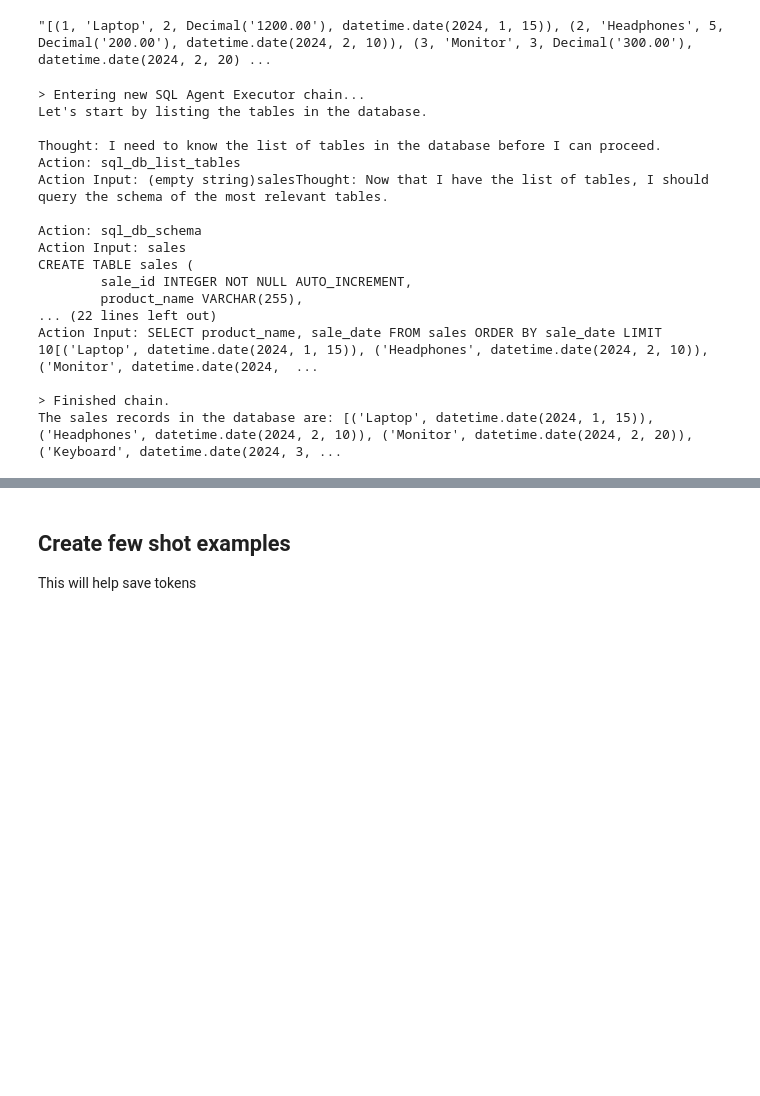
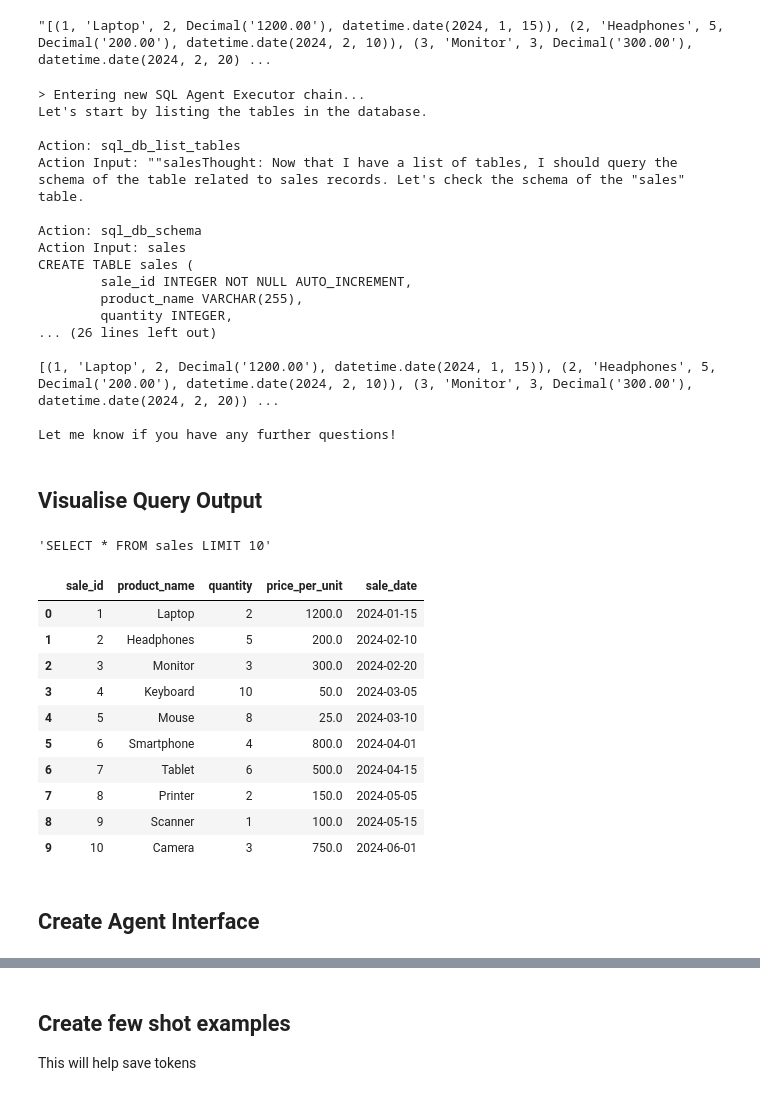
Before and after one commit to AhmedAlsib3/DS-projects, a Jupyter notebook: llm/llama-sqlagent.ipynb, the cells around one changed output, grey strips where cells are left out. Cells and saved outputs as stored; diff of their text form; code cells hidden in the pictures; blank space fills up the shorter version.

Commit message:
Chat interface with visuals

```diff
--- a/llm/llama-sqlagent.ipynb
+++ b/llm/llama-sqlagent.ipynb
@@ -68,7 +68,8 @@ agent_executor = create_sql_agent(
     llm=llm,
     db=db,
     agent_type=AgentType.ZERO_SHOT_REACT_DESCRIPTION,
-    verbose=True
+    verbose=True,
+    agent_executor_kwargs = {"return_intermediate_steps": True} # This will allow us to get access to the SQL query
 )
 
 # Run the agent with a query
@@ -81,17 +82,50 @@ print(response['output'])
 > Entering new SQL Agent Executor chain...
 Let's start by listing the tables in the database.
 
-Thought: I need to know the list of tables in the database before I can proceed.
 Action: sql_db_list_tables
-Action Input: (empty string)salesThought: Now that I have the list of tables, I should query the schema of the most relevant tables.
+Action Input: ""salesThought: Now that I have a list of tables, I should query the schema of the table related to sales records. Let's check the schema of the "sales" table.
 
 Action: sql_db_schema
 Action Input: sales
 CREATE TABLE sales (
         sale_id INTEGER NOT NULL AUTO_INCREMENT,
         product_name VARCHAR(255),
-... (22 lines left out)
-Action Input: SELECT product_name, sale_date FROM sales ORDER BY sale_date LIMIT 10[('Laptop', datetime.date(2024, 1, 15)), ('Headphones', datetime.date(2024, 2, 10)), ('Monitor', datetime.date(2024,  ...
+        quantity INTEGER,
+... (26 lines left out)
 
-> Finished chain.
-The sales records in the database are: [('Laptop', datetime.date(2024, 1, 15)), ('Headphones', datetime.date(2024, 2, 10)), ('Monitor', datetime.date(2024, 2, 20)), ('Keyboard', datetime.date(2024, 3, ...
+[(1, 'Laptop', 2, Decimal('1200.00'), datetime.date(2024, 1, 15)), (2, 'Headphones', 5, Decimal('200.00'), datetime.date(2024, 2, 10)), (3, 'Monitor', 3, Decimal('300.00'), datetime.date(2024, 2, 20)) ...
+
+Let me know if you have any further questions!
+# %% [markdown]
+## Visualise Query Output
+# %%
+# Filter the log based on tool name to get SQL query
+def get_query(response):
+    queries = []
+    for (log, output) in response["intermediate_steps"]:
+        if log.tool == 'sql_db_query':
+            queries.append(log.tool_input)
+
+    return queries[0] # return first one
+
+get_query(response)
+# %% [output]
+'SELECT * FROM sales LIMIT 10'
+# %%
+import pandas as pd
+
+df = pd.read_sql_query(queries[0], db._engine)
+
+df
+# %% [output]
+|  | sale_id | product_name | quantity | price_per_unit | sale_date |
+| 0 | 1 | Laptop | 2 | 1200.0 | 2024-01-15 |
+| 1 | 2 | Headphones | 5 | 200.0 | 2024-02-10 |
+| 2 | 3 | Monitor | 3 | 300.0 | 2024-02-20 |
+| 3 | 4 | Keyboard | 10 | 50.0 | 2024-03-05 |
+| 4 | 5 | Mouse | 8 | 25.0 | 2024-03-10 |
+| 5 | 6 | Smartphone | 4 | 800.0 | 2024-04-01 |
+| 6 | 7 | Tablet | 6 | 500.0 | 2024-04-15 |
+| 7 | 8 | Printer | 2 | 150.0 | 2024-05-05 |
+| 8 | 9 | Scanner | 1 | 100.0 | 2024-05-15 |
+| 9 | 10 | Camera | 3 | 750.0 | 2024-06-01 |
@@ -97,0 +148,2 @@ The sales records in the database are: [('Laptop', datetime.date(2024, 1, 15)),
+# %% [markdown]
+## Create Agent Interface
```
Also changed, not shown: parts of 5 cells of this notebook, 1 other file.
